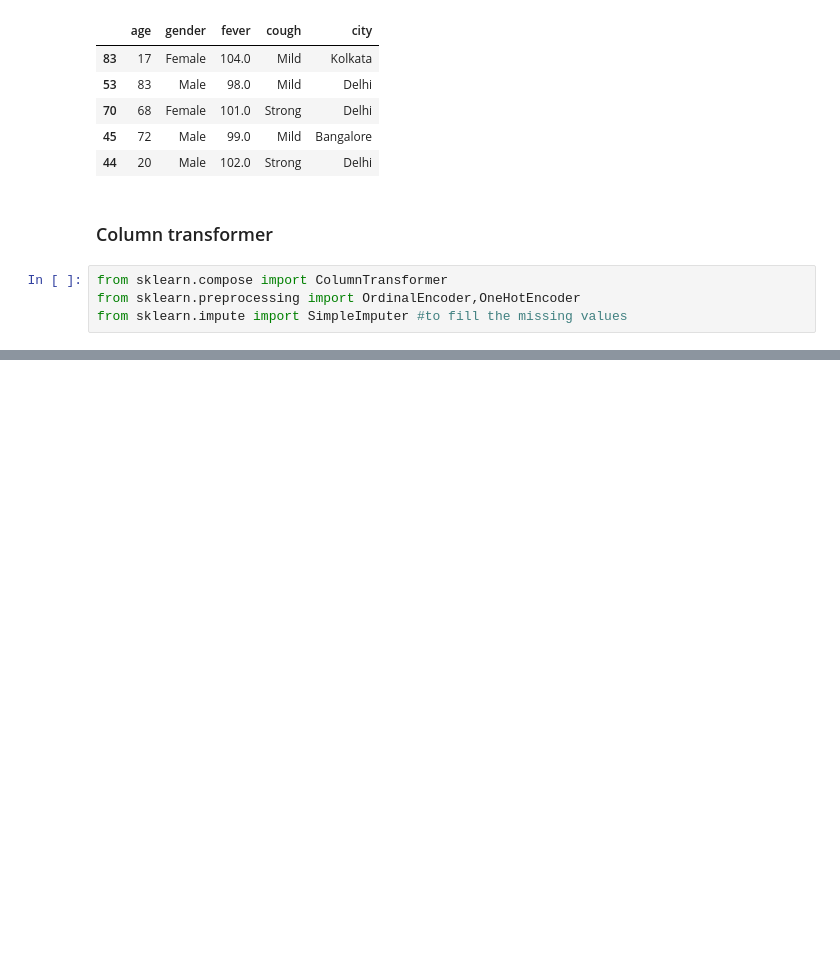
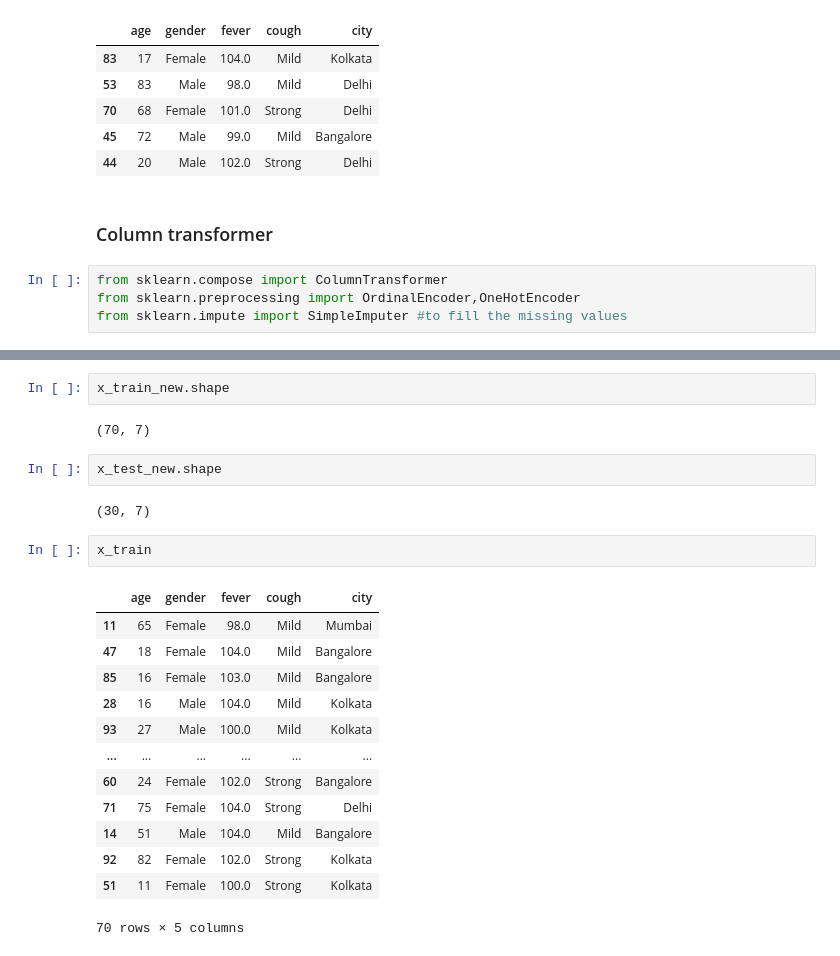
Before and after one commit to Kshitij-Chandrakar/ML-practise, a Jupyter notebook: encoding.ipynb, the cells around one changed output, grey strips where cells are left out. Cells and saved outputs as stored; diff of their text form; blank space fills up the shorter version.

```diff
--- a/encoding.ipynb
+++ b/encoding.ipynb
@@ -75,0 +101,24 @@ from sklearn.impute import SimpleImputer #to fill the missing values
+# %%
+x_train_new.shape
+# %% [output]
+(70, 7)
+# %%
+x_test_new.shape
+# %% [output]
+(30, 7)
+# %%
+x_train
+# %% [output]
+|  | age | gender | fever | cough | city |
+| 11 | 65 | Female | 98.0 | Mild | Mumbai |
+| 47 | 18 | Female | 104.0 | Mild | Bangalore |
+| 85 | 16 | Female | 103.0 | Mild | Bangalore |
+| 28 | 16 | Male | 104.0 | Mild | Kolkata |
+| 93 | 27 | Male | 100.0 | Mild | Kolkata |
+| ... | ... | ... | ... | ... | ... |
+| 60 | 24 | Female | 102.0 | Strong | Bangalore |
+| 71 | 75 | Female | 104.0 | Strong | Delhi |
+| 14 | 51 | Male | 104.0 | Mild | Bangalore |
+| 92 | 82 | Female | 102.0 | Strong | Kolkata |
+| 51 | 11 | Female | 100.0 | Strong | Kolkata |
+70 rows × 5 columns
```
Also changed, not shown: parts of 10 cells of this notebook.
